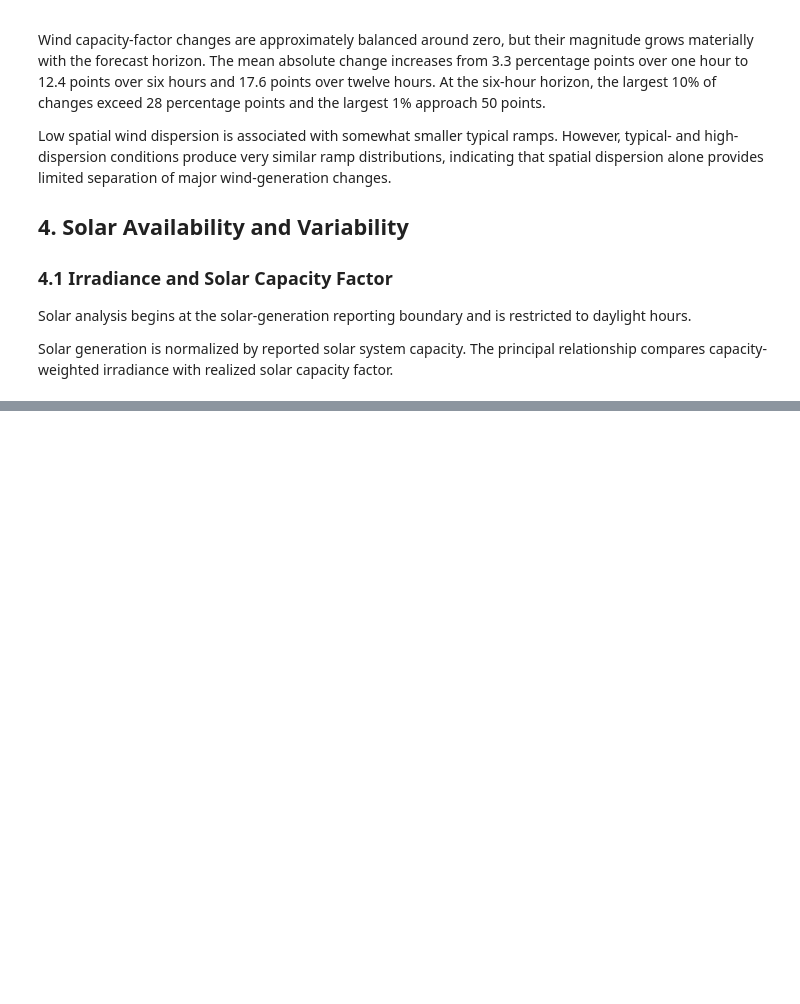
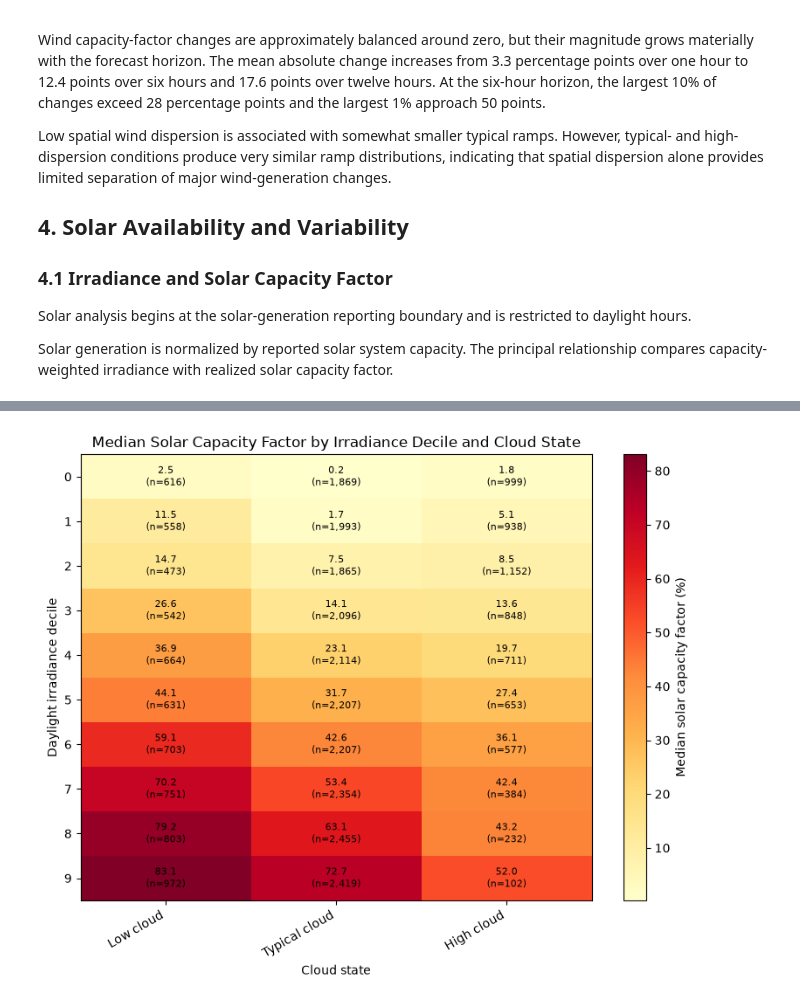
Before and after one commit to bhasein/alberta_power_markets_project, a Jupyter notebook: notebooks/04_Weather_Demand_and_Renewable_Variability.ipynb, the cells around one changed output, grey strips where cells are left out. Saved outputs shown, nothing was run; the diff lists cells and outputs as text; code cells hidden in the pictures; blank space fills up the shorter version.

Commit message:
Sync analysis notebooks and AESO API work in progress

```diff
--- a/notebooks/04_Weather_Demand_and_Renewable_Variability.ipynb
+++ b/notebooks/04_Weather_Demand_and_Renewable_Variability.ipynb
@@ -1708,0 +1878,62 @@ Solar generation is normalized by reported solar system capacity. The principal
+# %%
+# ---------------------------------------------------------------------
+# Define daylight irradiance and cloud states
+# ---------------------------------------------------------------------
+
+daylight_radiation_percentile = pd.Series(
+    np.nan, index = master.index, dtype = float
+)
+
+daylight_radiation_percentile.loc[
+    solar_analysis_mask
+] = (
+    pd.DataFrame({
+        "year_alberta": master.loc[solar_analysis_mask, "year_alberta"],
+        "radiation": master.loc[solar_analysis_mask, "solar_capacity_weighted_radiation_wm2"]
+    }).groupby("year_alberta")["radiation"].rank(method = "average", pct = True)
+)
+
+weather_features["daylight_radiation_decile"] = percentile_to_decile(daylight_radiation_percentile)
+
+cloud_percentile = (
+    within_year_percentile(master["solar_capacity_weighted_total_cloud_cover"])
+)
+
+CLOUD_STATE_ORDER = [
+    "Low cloud",
+    "Typical cloud",
+    "High cloud",
+]
+
+cloud_state = pd.Categorical(
+    np.select([cloud_percentile.le(0.20), cloud_percentile.ge(0.80)], ["Low cloud", "High cloud"], default = "Typical cloud"),
+    categories = CLOUD_STATE_ORDER, ordered = True,
+)
+
+solar_cloud_summary = (
+    pd.DataFrame({
+        "row_state": weather_features["daylight_radiation_decile"],
+        "column_state": cloud_state,
+        "solar_capacity_factor_pct": weather_features["solar_capacity_factor_pct"],
+    }).loc[solar_analysis_mask].dropna().groupby(["row_state", "column_state"], observed = True).agg(
+        hours = ("solar_capacity_factor_pct", "size"),
+        median_solar_capacity_factor = ("solar_capacity_factor_pct", "median")
+    ).reset_index()
+)
+
+plot_state_heatmap(
+    solar_cloud_summary,
+    row_order = list(range(10)),
+    column_order = CLOUD_STATE_ORDER,
+    value_column = ("median_solar_capacity_factor"),
+    count_column = "hours",
+    title = (
+        "Median Solar Capacity Factor by "
+        "Irradiance Decile and Cloud State"
+    ),
+    row_label = "Daylight irradiance decile",
+    column_label = "Cloud state",
+    colorbar_label = ("Median solar capacity factor (%)")
+)
+# %% [output]
+[figure, added]
```
Also changed, not shown: parts of 43 cells of this notebook, 46 other files.
